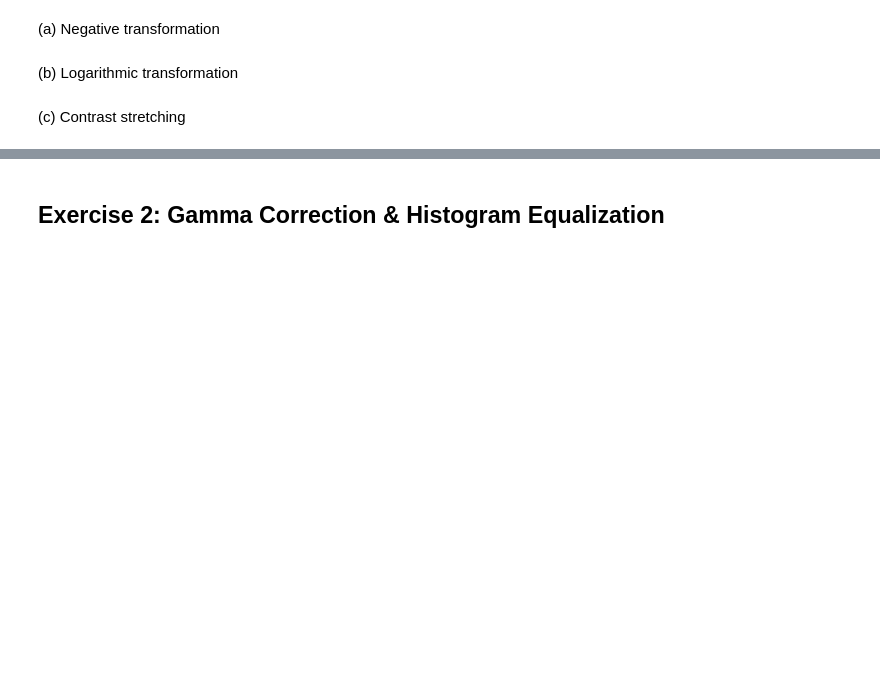
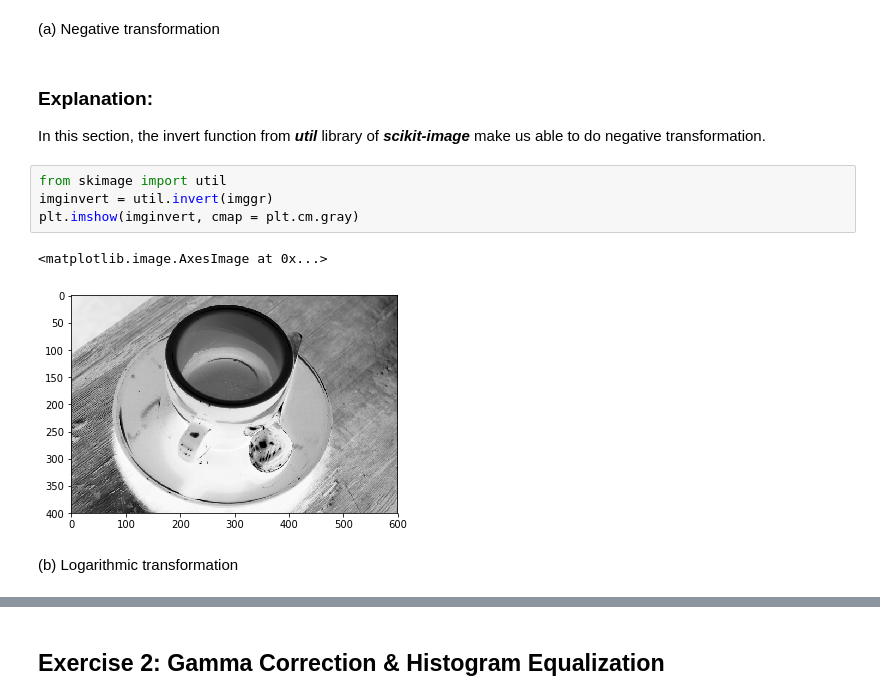
Before and after one commit to pooyansalehi/DIPastro2019, a Jupyter notebook: lab2/lab2.ipynb, the cells around one changed output, grey strips where cells are left out. Cells and saved outputs as stored; diff of their text form; blank space fills up the shorter version.

```diff
--- a/lab2/lab2.ipynb
+++ b/lab2/lab2.ipynb
@@ -7,6 +35,14 @@ Apply the following gray level transformations to an image
 # %% [markdown]
 (a) Negative transformation
+# %% [markdown]
+### Explanation:
+In this section, the invert function from ***util*** library of ***scikit-image*** make us able to do negative transformation.
+# %%
+from skimage import util
+imginvert = util.invert(imggr)
+plt.imshow(imginvert, cmap = plt.cm.gray)
+# %% [output]
+<matplotlib.image.AxesImage at 0x...>
+[figure, added]
 # %% [markdown]
 (b) Logarithmic transformation
-# %% [markdown]
-(c) Contrast stretching
```
Also changed, not shown: parts of 41 cells of this notebook, 6 other files.
